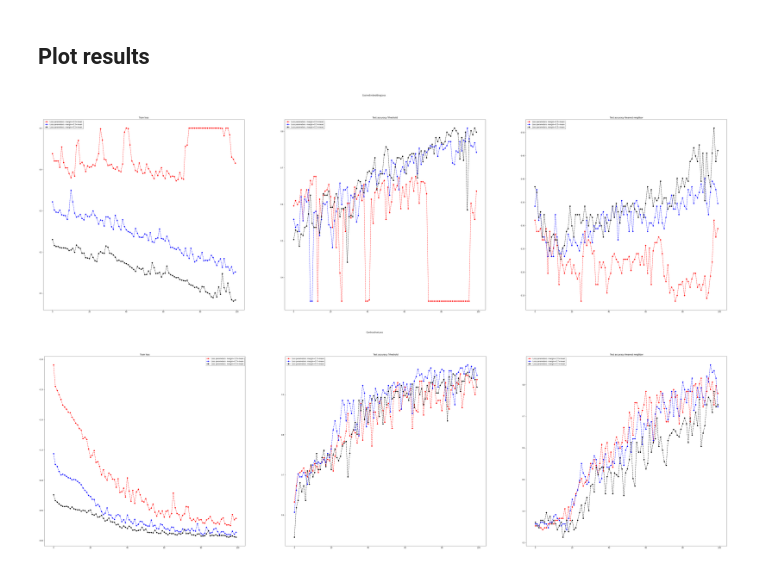
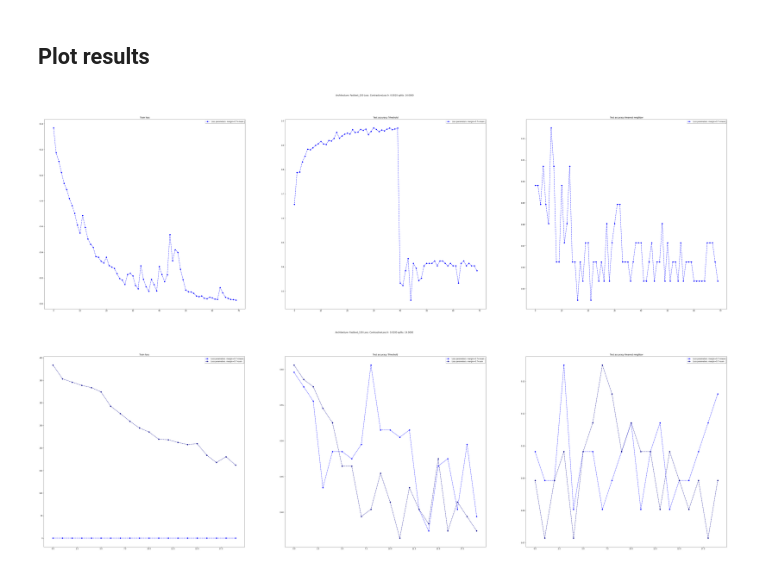
Before and after one commit to srpablino/gcnsm, a Jupyter notebook: step3_plot_results.ipynb, the cells around one changed output. Drawn from its saved outputs; the diff is of its cells as text; code cells hidden in the pictures.

Commit message:
new split strategy

```diff
--- a/step3_plot_results.ipynb
+++ b/step3_plot_results.ipynb
@@ -3,41 +3,63 @@
 # %%
 import pandas as pd
 import matplotlib.pyplot as plt
 from matplotlib.lines import Line2D
 
 def reading(file_path):
     s = open(file_path, 'r').read()
     return eval(s)
 
 loss_functions = ["CosineEmbeddingLoss","ContrastiveLoss"]
-loss_parameters = ["1.0+mean","0.0+mean","0.7+mean","0.3+mean","0.5+mean"]
-colors = ["red","red","blue","blue","black","black"]
-for lf in range (len(loss_functions)):
-    fig1, axs = plt.subplots(1, 3, figsize=(70, 20), facecolor='w', edgecolor='k')
-    for i in range (len(loss_parameters)):
-            file_name = "net_name:Fasttext_150|batch_splits:28.0000|lr:0.0010|loss_name:"+loss_functions[lf]+"|loss_parameters:"+loss_parameters[i]
-            #{'epoch': 0, 'loss': 0.07563, 'acc': 0.54412, 'acc2': 0.36527, 'time_epoch': 268.2493, 'time_total': 268.2493}
-            try:
-                df_results0 = reading("./results/"+file_name+".txt")
-            except:
-                continue
-            loss = list(x["loss"] for x in df_results0)
-            acc = list(x["acc"] for x in df_results0)
-            acc2 = list(x["acc2"] for x in df_results0)
+loss_parameters = ["1.0+mean","0.0+mean","0.7+mean","0.7+sum","0.3+mean","0.5+mean"]
+colors = ["red","green","blue","darkblue","orange","black"]
+learning_rates = ["0.0010","0.0007","0.0100"]
+splits = ["28.0000","14.0000"]
+archi = ["Fasttext_300","Fasttext_150"]
+path = "./results/"
+for lf in loss_functions:
+    for a in archi:
+        for s in splits:
+            for lr in learning_rates:
 
-            fig1.suptitle(loss_functions[lf])
-            axs[0].plot(range(0,len(df_results0)), loss, marker="o", c=colors[i],  linestyle='--', label="Loss parameters: margin="+loss_parameters[i])
-            axs[1].plot(range(0,len(df_results0)), acc, marker="o", c=colors[i],  linestyle='--', label="Loss parameters: margin="+loss_parameters[i])
-            axs[2].plot(range(0,len(df_results0)), acc2, marker="o", c=colors[i],  linestyle='--', label="Loss parameters: margin="+loss_parameters[i])
+                content = False
+                for lp in range(len(loss_parameters)):
+                    #{'epoch': 0, 'loss': 0.07563, 'acc': 0.54412, 'acc2': 0.36527, 'time_epoch': 268.2493, 'time_total': 268.2493}
+                    file_name = "net_name:"+a+"|batch_splits:"+s+"|lr:"+lr+"|loss_name:"+lf+"|loss_parameters:"+loss_parameters[lp]
+                    try:
+                        df_results0 = reading(path+file_name+".txt")
+                    except:
+                        continue
+                    content = True
 
-            axs[0].set_title("Train loss")
-            axs[1].set_title("Test accuracy Trheshold")
-            axs[2].set_title("Test accuracy Nearest neighbor")
+                if not content:
+                    continue
 
-            leg = axs[0].legend(loc='best', ncol=1, shadow=True, fancybox=True)
-            leg = axs[1].legend(loc='best', ncol=1, shadow=True, fancybox=True)
-            leg = axs[2].legend(loc='best', ncol=1, shadow=True, fancybox=True)
-    fig1.savefig("./results/"+loss_functions[lf]+".png",pad_inches = 0)
+                fig1, axs = plt.subplots(1, 3, figsize=(70, 20), facecolor='w', edgecolor='k')
+                for lp in range(len(loss_parameters)):
+                    file_name = "net_name:"+a+"|batch_splits:"+s+"|lr:"+lr+"|loss_name:"+lf+"|loss_parameters:"+loss_parameters[lp]
+                    #{'epoch': 0, 'loss': 0.07563, 'acc': 0.54412, 'acc2': 0.36527, 'time_epoch': 268.2493, 'time_total': 268.2493}
+                    try:
+                        df_results0 = reading(path+file_name+".txt")
+                    except:
+                        continue
+                    loss = list(x["loss"] for x in df_results0)
+                    acc = list(x["acc"] for x in df_results0)
+                    acc2 = list(x["acc2"] for x in df_results0)
+
+                    fig1.suptitle("Architecture: "+ a+ " Loss: "+lf+" lr: "+lr+" splits: "+s)
+                    axs[0].plot(range(0,len(df_results0)), loss, marker="o", c=colors[lp],  linestyle='--', label=" Loss parameters: margin="+loss_parameters[lp])
+                    axs[1].plot(range(0,len(df_results0)), acc, marker="o", c=colors[lp],  linestyle='--', label=" Loss parameters: margin="+loss_parameters[lp])
+                    axs[2].plot(range(0,len(df_results0)), acc2, marker="o", c=colors[lp],  linestyle='--', label=" Loss parameters: margin="+loss_parameters[lp])
+
+                    axs[0].set_title("Train loss")
+                    axs[1].set_title("Test accuracy Trheshold")
+                    axs[2].set_title("Test accuracy Nearest neighbor")
+
+                    leg = axs[0].legend(loc='best', ncol=1, shadow=True, fancybox=True)
+                    leg = axs[1].legend(loc='best', ncol=1, shadow=True, fancybox=True)
+                    leg = axs[2].legend(loc='best', ncol=1, shadow=True, fancybox=True)
+
+                fig1.savefig(path+"net_name:"+a+"|batch_splits:"+s+"|lr:"+lr+"|loss_name:"+lf+".png",pad_inches = 0)
 # %% [output]
-[figure, old version]
+[figure, new version]
-[figure, old version]
+[figure, new version]
```
Also changed, not shown: 51 other files.
